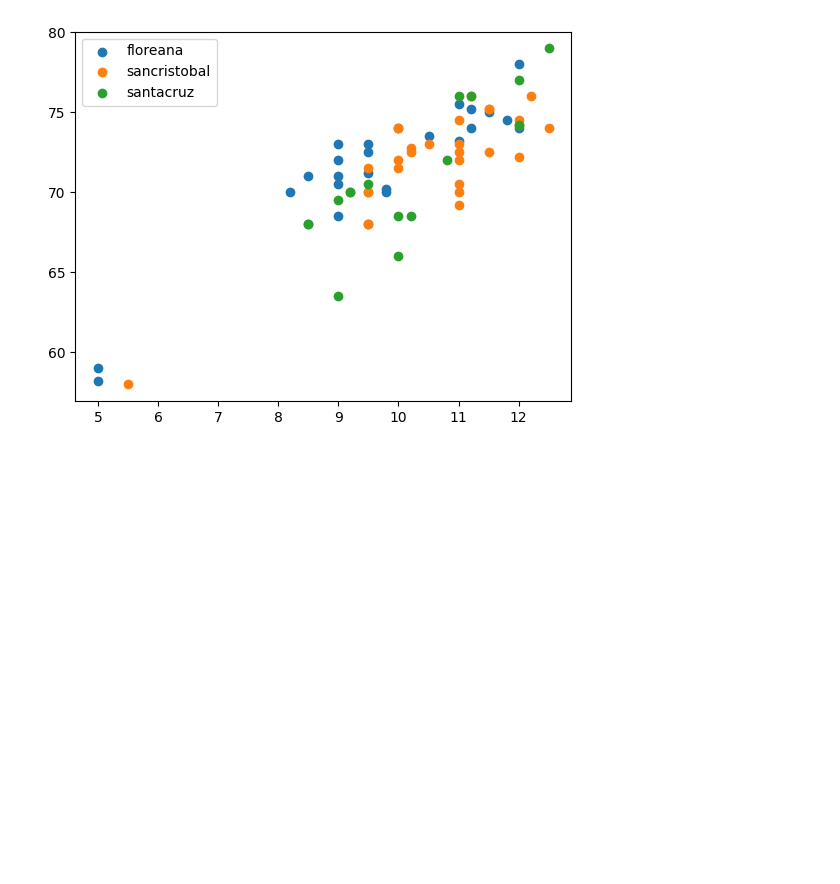
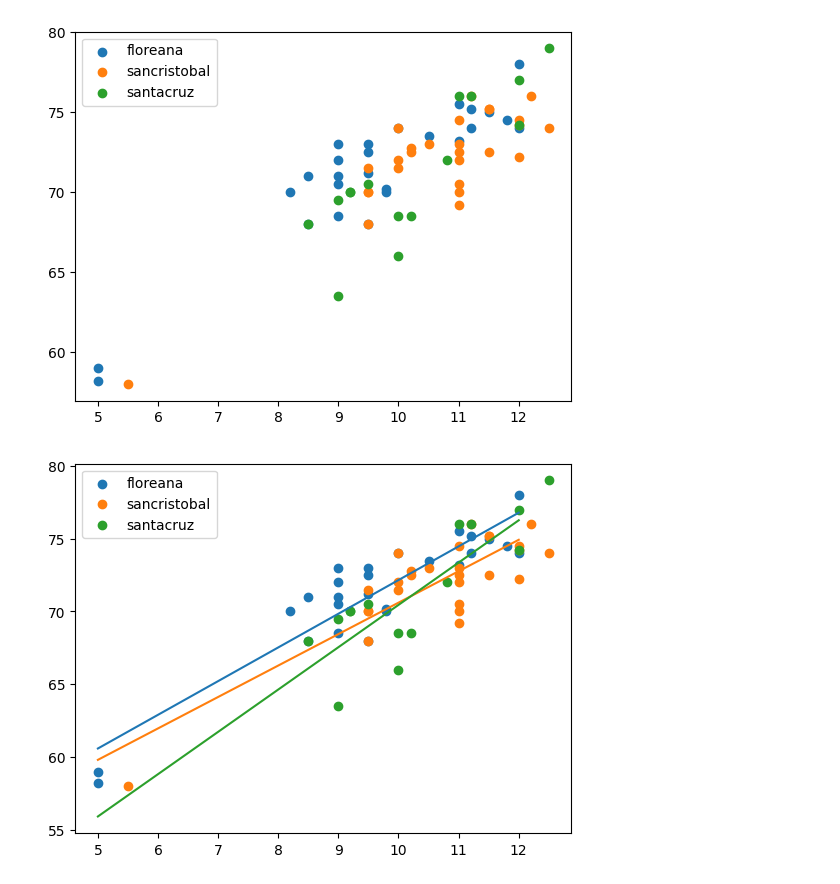
Before and after one commit to roualdes/lectures, a Jupyter notebook: _site/314/multiple_linear_regression.out.ipynb, the cells around one changed output. Cells and saved outputs as stored; diff of their text form; code cells hidden in the pictures; blank space fills up the shorter version.

```diff
--- a/_site/314/multiple_linear_regression.out.ipynb
+++ b/_site/314/multiple_linear_regression.out.ipynb
@@ -20,5 +42,5 @@ y, X = pt.dmatrices("winglength ~ beakwidth", data = df) # design matricess
 # %%
-model = smf.ols("winglength ~ island + beakwidth", data = df)
+model = smf.ols("winglength ~ island * beakwidth", data = df)
 fit = model.fit()
 # %%
 fit.summary()
@@ -37,3 +59,14 @@ ndf = pd.DataFrame.from_dict({"beakwidth": xnew,
                               "island": ["floreana", "floreana"]})
 ndf["yhat"] = fit.predict(ndf)
 ndf
+# %%
+for name, gdf in df.groupby(["island"]):
+    plt.scatter(gdf["beakwidth"], gdf["winglength"], label = name[0]);
+    xnew = np.array([5, 12])
+    ndf = pd.DataFrame.from_dict({"beakwidth": xnew,
+                              "island": [name[0], name[0]]})
+    ndf["yhat"] = fit.predict(ndf)
+    plt.plot(xnew, ndf["yhat"])
+plt.legend();
+# %% [output]
+[figure, added]
```
Also changed, not shown: parts of 3 cells of this notebook, 34 other files.
